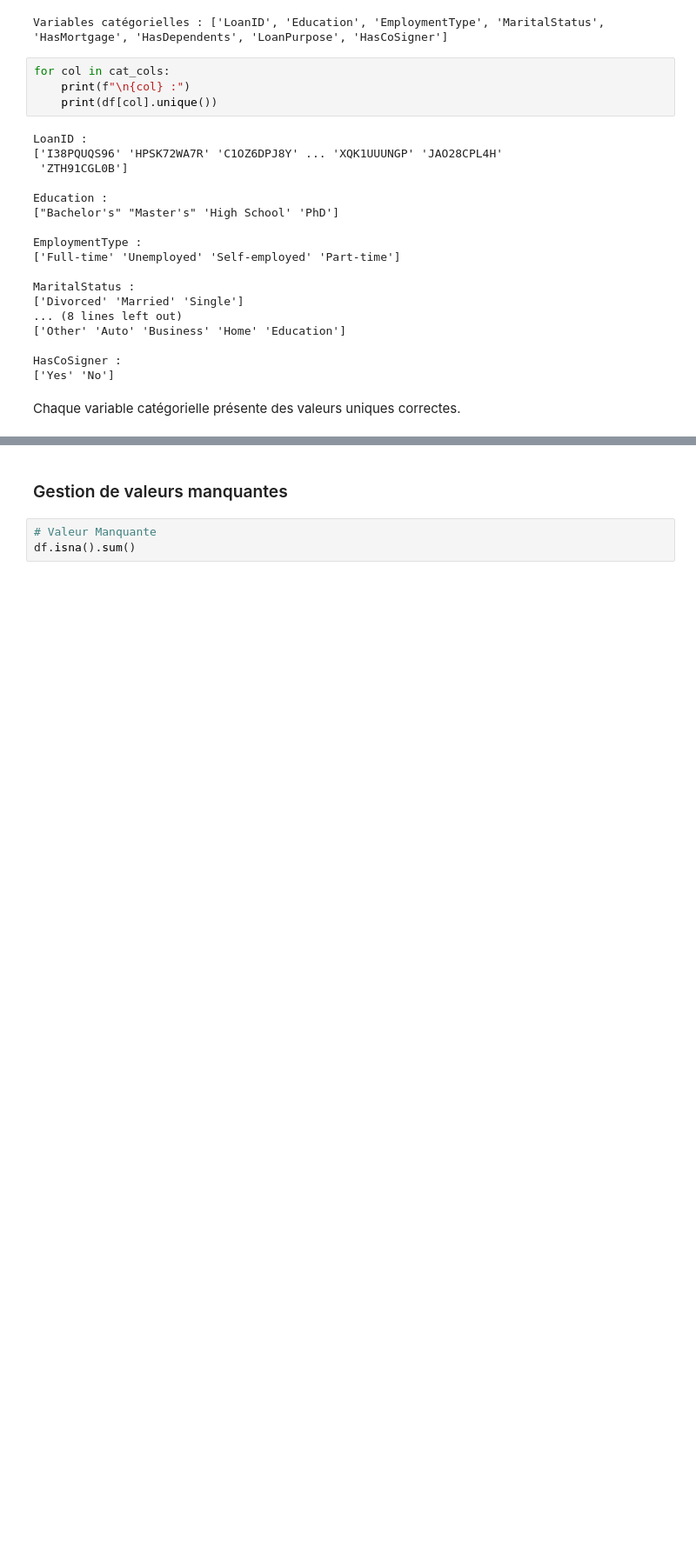
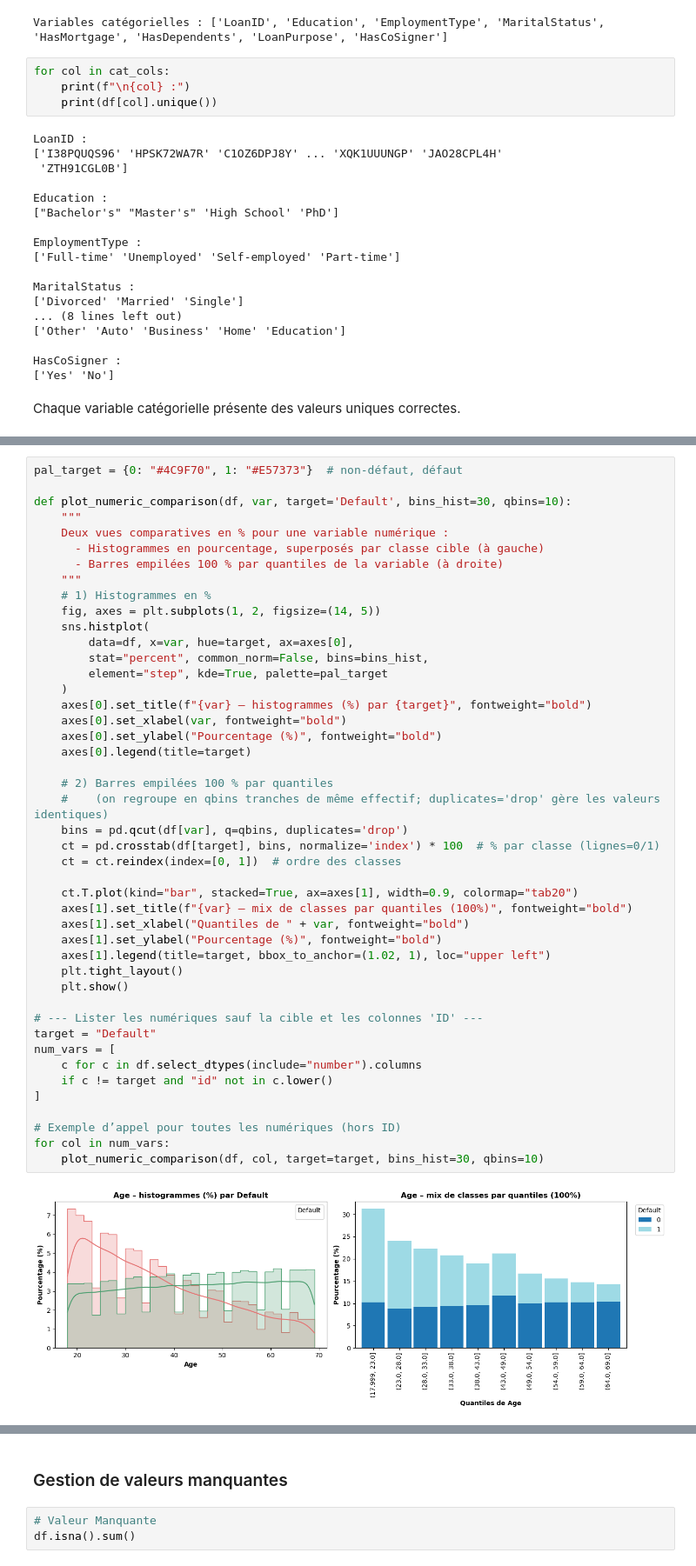
Before and after one commit to Patricia-Koto/sda_ML, a Jupyter notebook: loan_credit.ipynb, the cells around one changed output, grey strips where cells are left out. Shown at 87% size. Cells and saved outputs as stored; diff of their text form; blank space fills up the shorter version.

```diff
--- a/loan_credit.ipynb
+++ b/loan_credit.ipynb
@@ -124,0 +145,47 @@ plot_repartition(df, 'EmploymentType')
+# %%
+pal_target = {0: "#4C9F70", 1: "#E57373"}  # non-défaut, défaut
+
+def plot_numeric_comparison(df, var, target='Default', bins_hist=30, qbins=10):
+    """
+    Deux vues comparatives en % pour une variable numérique :
+      - Histogrammes en pourcentage, superposés par classe cible (à gauche)
+      - Barres empilées 100 % par quantiles de la variable (à droite)
+    """
+    # 1) Histogrammes en %
+    fig, axes = plt.subplots(1, 2, figsize=(14, 5))
+    sns.histplot(
+        data=df, x=var, hue=target, ax=axes[0],
+        stat="percent", common_norm=False, bins=bins_hist,
+        element="step", kde=True, palette=pal_target
+    )
+    axes[0].set_title(f"{var} – histogrammes (%) par {target}", fontweight="bold")
+    axes[0].set_xlabel(var, fontweight="bold")
+    axes[0].set_ylabel("Pourcentage (%)", fontweight="bold")
+    axes[0].legend(title=target)
+
+    # 2) Barres empilées 100 % par quantiles
+    #    (on regroupe en qbins tranches de même effectif; duplicates='drop' gère les valeurs identiques)
+    bins = pd.qcut(df[var], q=qbins, duplicates='drop')
+    ct = pd.crosstab(df[target], bins, normalize='index') * 100  # % par classe (lignes=0/1)
+    ct = ct.reindex(index=[0, 1])  # ordre des classes
+
+    ct.T.plot(kind="bar", stacked=True, ax=axes[1], width=0.9, colormap="tab20")
+    axes[1].set_title(f"{var} – mix de classes par quantiles (100%)", fontweight="bold")
+    axes[1].set_xlabel("Quantiles de " + var, fontweight="bold")
+    axes[1].set_ylabel("Pourcentage (%)", fontweight="bold")
+    axes[1].legend(title=target, bbox_to_anchor=(1.02, 1), loc="upper left")
+    plt.tight_layout()
+    plt.show()
+
+# --- Lister les numériques sauf la cible et les colonnes 'ID' ---
+target = "Default"
+num_vars = [
+    c for c in df.select_dtypes(include="number").columns
+    if c != target and "id" not in c.lower()
+]
+
+# Exemple d’appel pour toutes les numériques (hors ID)
+for col in num_vars:
+    plot_numeric_comparison(df, col, target=target, bins_hist=30, qbins=10)
+# %% [output]
+[figure, added]
```
Also changed, not shown: parts of 8 cells of this notebook.
